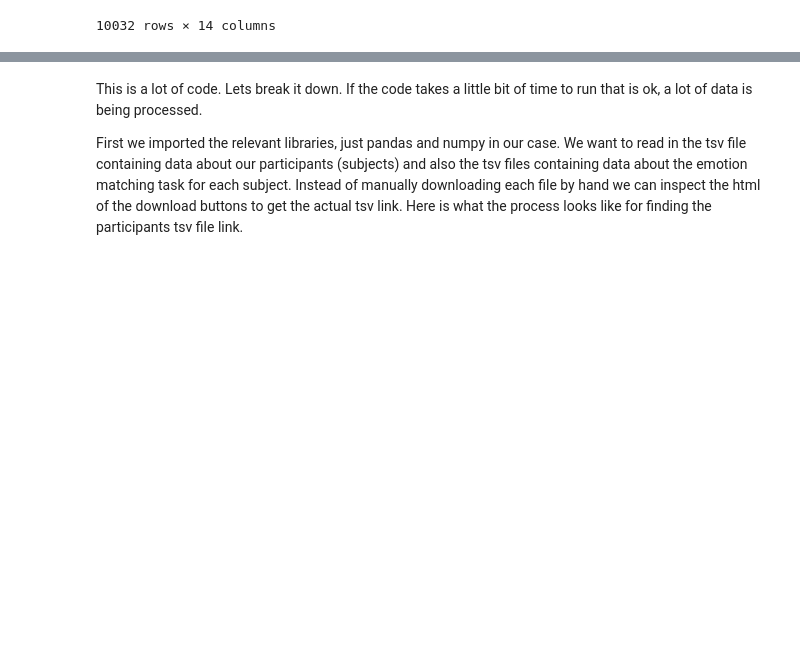
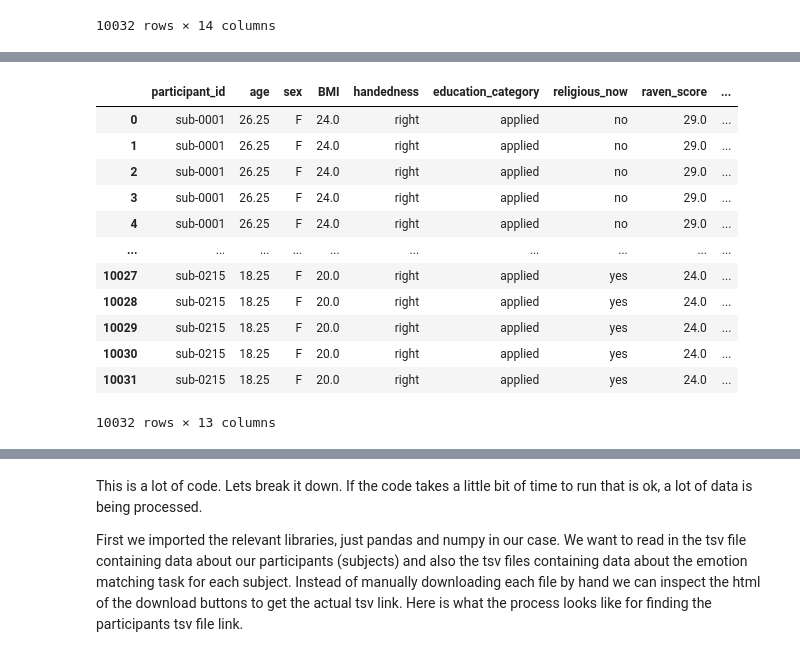
Before and after one commit to LIKarpa/LIKarpa.github.io, a Jupyter notebook: Final Tutorial.ipynb, the cells around one changed output, grey strips where cells are left out. Drawn from its saved outputs; the diff is of its cells as text; code cells hidden in the pictures; blank space fills up the shorter version.

Commit message:
Better data management

```diff
--- a/Final Tutorial.ipynb
+++ b/Final Tutorial.ipynb
@@ -45,0 +67,28 @@ df_subjects
+# %%
+# Repeat values 48 times since 48 trials
+subj_merge = pd.DataFrame(np.repeat(df_subjs.values, 48, axis=0))
+# Sets columns with proper names
+subj_merge.columns = df_subjs.columns
+# Repeat function converts all data types to pandas object type
+# so we have to manually convert the numeric types back to numeric
+subj_merge['raven_score'] = pd.to_numeric(subj_merge['raven_score'])
+subj_merge['NEO_N'] = pd.to_numeric(subj_merge['NEO_N'])
+subj_merge['NEO_E'] = pd.to_numeric(subj_merge['NEO_E'])
+subj_merge['NEO_O'] = pd.to_numeric(subj_merge['NEO_O'])
+subj_merge['NEO_A'] = pd.to_numeric(subj_merge['NEO_A'])
+subj_merge['NEO_C'] = pd.to_numeric(subj_merge['NEO_C'])
+subj_merge
+# %% [output]
+|  | participant_id | age | sex | BMI | handedness | education_category | religious_now | raven_score | ... |
+| 0 | sub-0001 | 26.25 | F | 24.0 | right | applied | no | 29.0 | ... |
+| 1 | sub-0001 | 26.25 | F | 24.0 | right | applied | no | 29.0 | ... |
+| 2 | sub-0001 | 26.25 | F | 24.0 | right | applied | no | 29.0 | ... |
+| 3 | sub-0001 | 26.25 | F | 24.0 | right | applied | no | 29.0 | ... |
+| 4 | sub-0001 | 26.25 | F | 24.0 | right | applied | no | 29.0 | ... |
+| ... | ... | ... | ... | ... | ... | ... | ... | ... | ... |
+| 10027 | sub-0215 | 18.25 | F | 20.0 | right | applied | yes | 24.0 | ... |
+| 10028 | sub-0215 | 18.25 | F | 20.0 | right | applied | yes | 24.0 | ... |
+| 10029 | sub-0215 | 18.25 | F | 20.0 | right | applied | yes | 24.0 | ... |
+| 10030 | sub-0215 | 18.25 | F | 20.0 | right | applied | yes | 24.0 | ... |
+| 10031 | sub-0215 | 18.25 | F | 20.0 | right | applied | yes | 24.0 | ... |
+10032 rows × 13 columns
```
Also changed, not shown: parts of 43 cells of this notebook.
